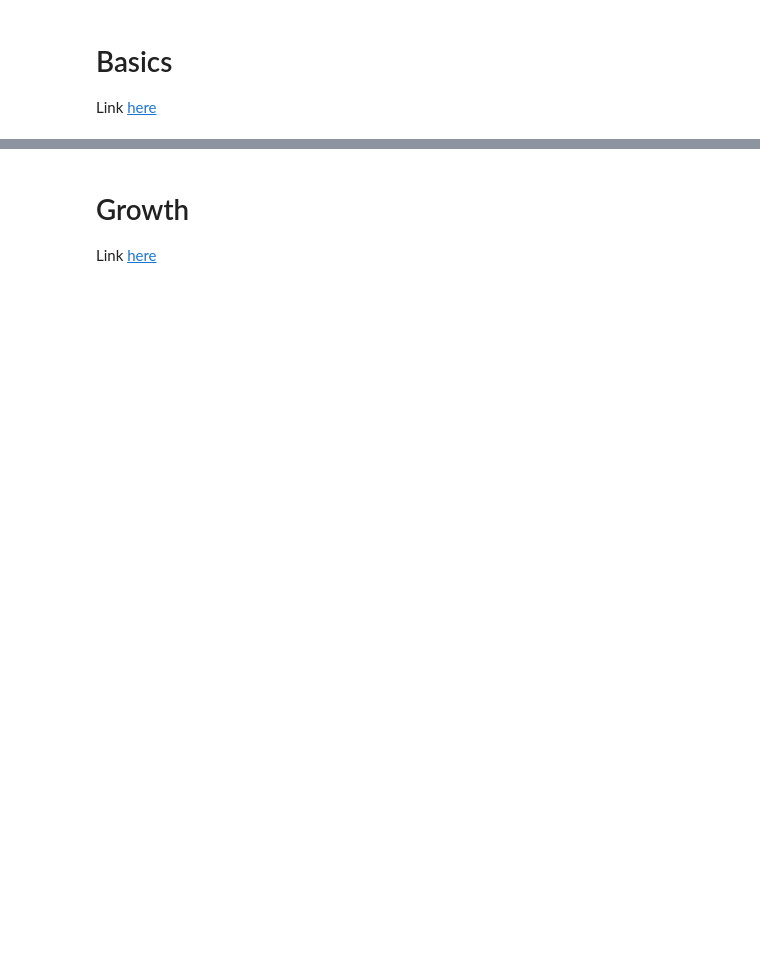
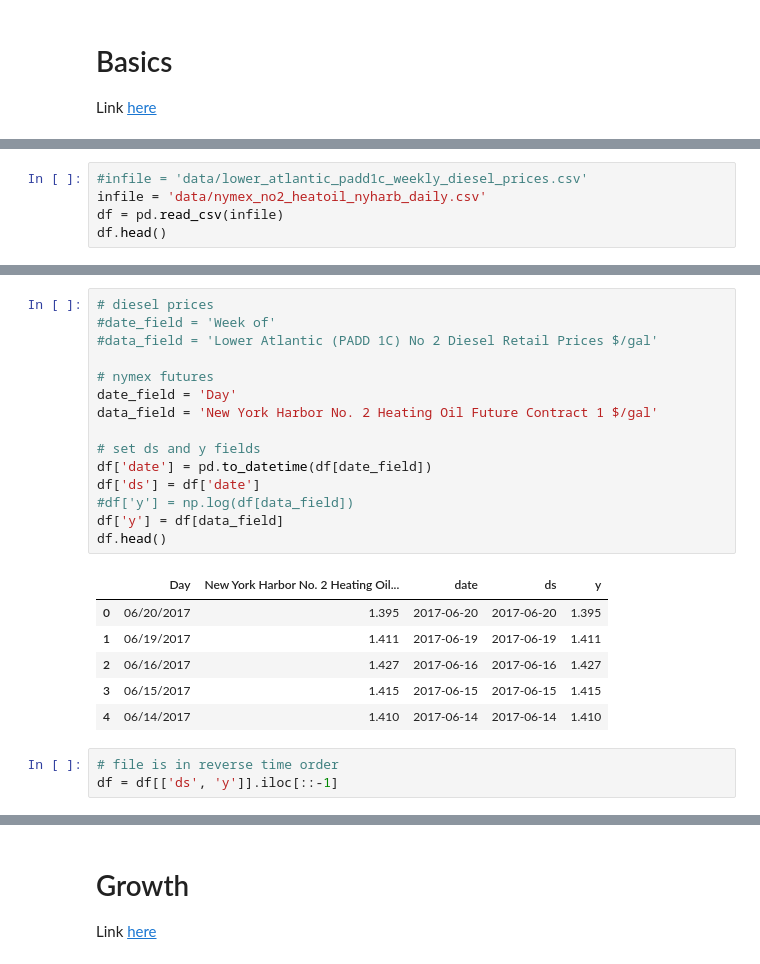
Before and after one commit to abiraja2004/ml_fun, a Jupyter notebook: price_pred/prophet.ipynb, the cells around one changed output, grey strips where cells are left out. Cells and saved outputs as stored; diff of their text form; blank space fills up the shorter version.

```diff
--- a/price_pred/prophet.ipynb
+++ b/price_pred/prophet.ipynb
@@ -21,0 +24,5 @@ df.head()
+# %%
+#infile = 'data/lower_atlantic_padd1c_weekly_diesel_prices.csv'
+infile = 'data/nymex_no2_heatoil_nyharb_daily.csv'
+df = pd.read_csv(infile)
+df.head()
@@ -21,0 +36,25 @@ df.head()
+# %%
+# diesel prices
+#date_field = 'Week of'
+#data_field = 'Lower Atlantic (PADD 1C) No 2 Diesel Retail Prices $/gal'
+
+# nymex futures
+date_field = 'Day'
+data_field = 'New York Harbor No. 2 Heating Oil Future Contract 1 $/gal'
+
+# set ds and y fields
+df['date'] = pd.to_datetime(df[date_field])
+df['ds'] = df['date']
+#df['y'] = np.log(df[data_field])
+df['y'] = df[data_field]
+df.head()
+# %% [output]
+|  | Day | New York Harbor No. 2 Heating Oil... | date | ds | y |
+| 0 | 06/20/2017 | 1.395 | 2017-06-20 | 2017-06-20 | 1.395 |
+| 1 | 06/19/2017 | 1.411 | 2017-06-19 | 2017-06-19 | 1.411 |
+| 2 | 06/16/2017 | 1.427 | 2017-06-16 | 2017-06-16 | 1.427 |
+| 3 | 06/15/2017 | 1.415 | 2017-06-15 | 2017-06-15 | 1.415 |
+| 4 | 06/14/2017 | 1.410 | 2017-06-14 | 2017-06-14 | 1.410 |
+# %%
+# file is in reverse time order
+df = df[['ds', 'y']].iloc[::-1]
```
Also changed, not shown: parts of 22 cells of this notebook, 4 other files.
